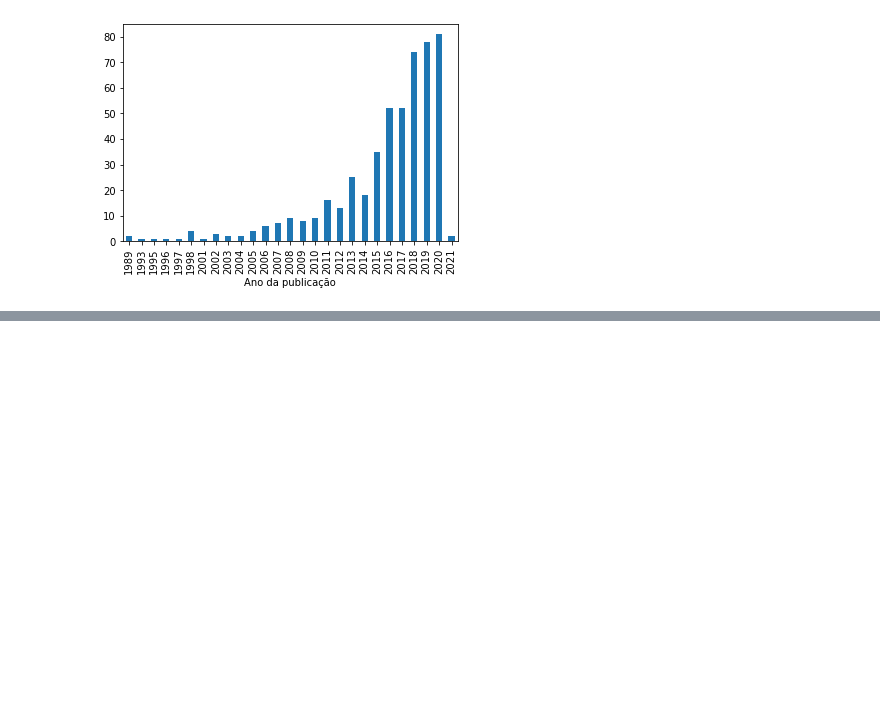
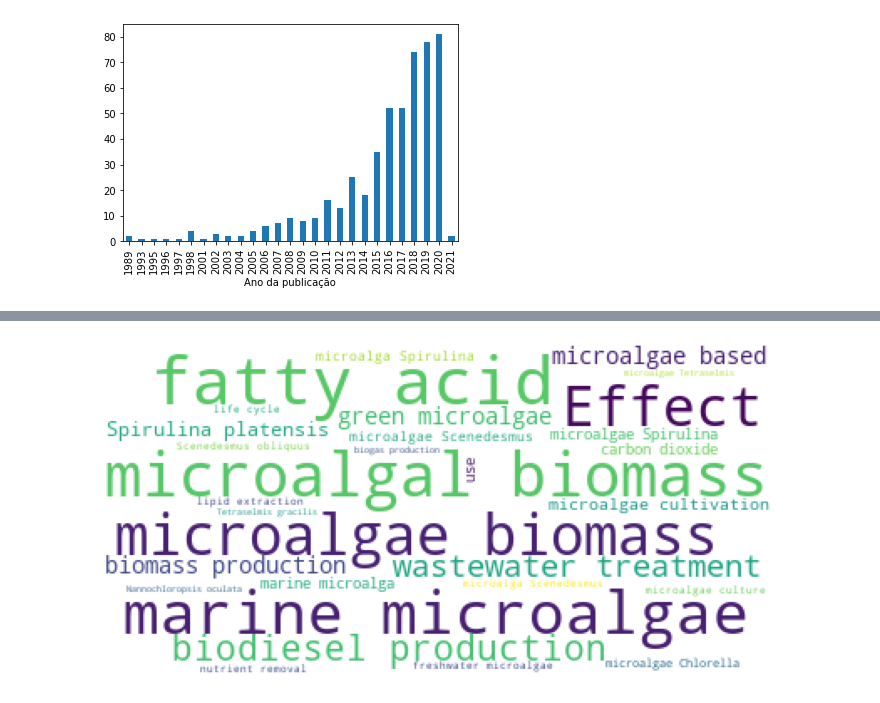
Before and after one commit to azunig/br-microalgal-p1, a Jupyter notebook: code/main_1.ipynb, the cells around one changed output, grey strips where cells are left out. Saved outputs shown, nothing was run; the diff lists cells and outputs as text; code cells hidden in the pictures; blank space fills up the shorter version.

```diff
--- a/code/main_1.ipynb
+++ b/code/main_1.ipynb
@@ -22,0 +64,4 @@ plt.show()
+# %%
+%matplotlib inline
+stopwords = set(STOPWORDS)
+text_snippet= " ".join(review for review in new_data_1['Título'].astype(str))
@@ -22,0 +74,12 @@ plt.show()
+# %%
+wordcloud = WordCloud(background_color='white',
+                      stopwords=stopwords,
+                      max_words=30,
+                      max_font_size=40,
+                      random_state=42).generate(str(text_snippet))
+# %%
+fig = plt.figure(1,figsize=(12,12))
+plt.imshow(wordcloud)
+plt.axis('off');
+# %% [output]
+[figure, added]
```
Also changed, not shown: parts of 43 cells of this notebook, 4 other files.
